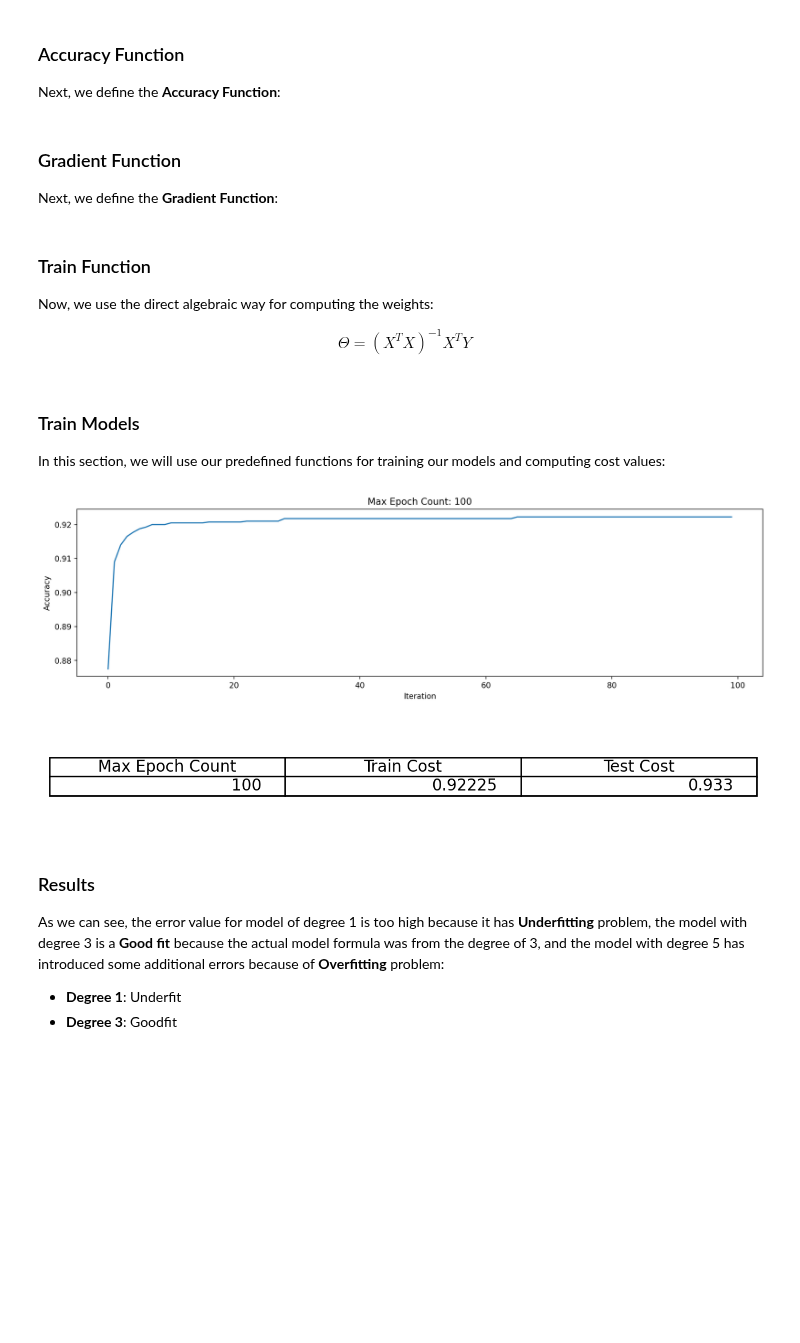
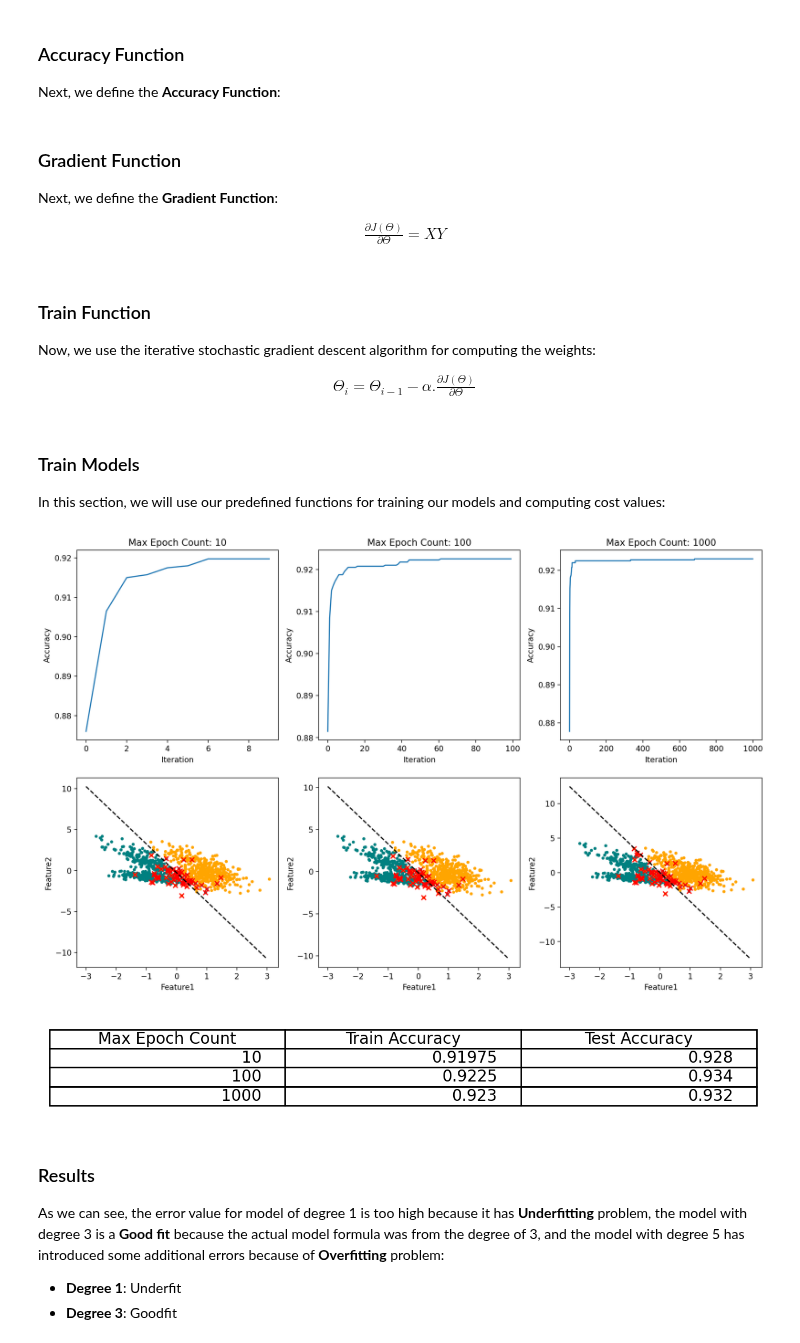
Before and after one commit to ckoliber/mlexercises, a Jupyter notebook: src/exercise2.ipynb, the cells around one changed output. Drawn from its saved outputs; the diff is of its cells as text; code cells hidden in the pictures; blank space fills up the shorter version.

Commit message:
feat: finish training ex2

```diff
--- a/src/exercise2.ipynb
+++ b/src/exercise2.ipynb
@@ -28,36 +28,36 @@ test_set = np.loadtxt("../lib/test.csv", delimiter=',', skiprows=1)
 train_features = train_set[:, :-1]
 train_labels = train_set[:, -1]
 train_labels[train_labels == 0] = -1
-train_class0 = np.array([
+train_class_0 = np.array([
     train_features[i] for i in range(len(train_labels)) if train_labels[i] == -1
 ]).T
-train_class1 = np.array([
+train_class_1 = np.array([
     train_features[i] for i in range(len(train_labels)) if train_labels[i] == 1
 ]).T
 
 test_features = test_set[:, :-1]
 test_labels = test_set[:, -1]
 test_labels[test_labels == 0] = -1
-test_class0 = np.array([
+test_class_0 = np.array([
     test_features[i] for i in range(len(test_labels)) if test_labels[i] == -1
 ]).T
-test_class1 = np.array([
+test_class_1 = np.array([
     test_features[i] for i in range(len(test_labels)) if test_labels[i] == 1
 ]).T
 
 fig = plt.figure(figsize=(8, 4), dpi=200)
 
 ax1 = fig.add_subplot(1, 2, 1)
-ax1.scatter(train_class0[0], train_class0[1], label="Class 0", marker=".", c="teal")
-ax1.scatter(train_class1[0], train_class1[1], label="Class 1", marker=".", c="orange")
+ax1.scatter(train_class_0[0], train_class_0[1], label="Class 0", marker=".", c="teal")
+ax1.scatter(train_class_1[0], train_class_1[1], label="Class 1", marker=".", c="orange")
 ax1.set_title("Train Set")
 ax1.set_xlabel("Feature1")
 ax1.set_ylabel("Feature2")
 ax1.legend()
 
 ax2 = fig.add_subplot(1, 2, 2)
-ax2.scatter(test_class0[0], test_class0[1], label="Class 0", marker=".", c="teal")
-ax2.scatter(test_class1[0], test_class1[1], label="Class 1", marker=".", c="orange")
+ax2.scatter(test_class_0[0], test_class_0[1], label="Class 0", marker=".", c="teal")
+ax2.scatter(test_class_1[0], test_class_1[1], label="Class 1", marker=".", c="orange")
 ax2.set_title("Test Set")
 ax2.set_xlabel("Feature1")
 ax2.set_ylabel("Feature2")
@@ -120,6 +120,12 @@ def accuracy_function(weights, features, labels):
 ### Gradient Function
 
 Next, we define the **Gradient Function**:
+
+$$
+\begin{aligned}
+    & \frac{\partial J(\Theta)}{\partial \Theta} = X Y
+\end{aligned}
+$$
 # %%
 def gradient_function(weights, features, labels):
     predicts = predict_function(weights, features)
@@ -132,11 +138,11 @@ def gradient_function(weights, features, labels):
 # %% [markdown]
 ### Train Function
 
-Now, we use the direct algebraic way for computing the weights:
+Now, we use the iterative stochastic gradient descent algorithm for computing the weights:
 
 $$
 \begin{aligned}
-    & \Theta = (X^T X)^{-1} X^T Y
+    & \Theta_{i} = \Theta_{i-1} - \alpha.\frac{\partial J(\Theta)}{\partial \Theta}
 \end{aligned}
 $$
 # %%
@@ -171,48 +177,65 @@ def train_model(features, labels, learning_rate=0.001, epoch_count=1000, batch_s
 
 In this section, we will use our predefined functions for training our models and computing cost values:
 # %%
-epoch_counts = [100]
-costs = []
+epoch_counts = [10, 100, 1000]
+histories = []
 
-fig = plt.figure(figsize=(16, 4), dpi=200)
+fig = plt.figure(figsize=(16, 10), dpi=200)
 
 index = 0
 for epoch_count in epoch_counts:
     index += 1
     (weights, history) = train_model(
         features_matrix(train_features, 1),
         train_labels,
         epoch_count=epoch_count
     )
 
-    axis = fig.add_subplot(1, len(epoch_counts), index)
+    # Plot accuracy history
+    axis = fig.add_subplot(2, len(epoch_counts), index)
     axis.plot(range(0, len(history)), history)
     axis.set_title(f"Max Epoch Count: {epoch_count}")
     axis.set_xlabel("Iteration")
     axis.set_ylabel("Accuracy")
 
-    costs.append([
+    # Plot test set and trained line
+    test_predicts = predict_function(weights, features_matrix(test_features, 1))
+    test_class_incorrect = np.array([
+        test_features[i] for i in range(len(test_features)) if test_predicts[i] != test_labels[i]
+    ]).T
+
+    axis = fig.add_subplot(2, len(epoch_counts), len(epoch_counts) + index)
+    axis.scatter(test_class_0[0], test_class_0[1], label="Class 0", marker=".", c="teal")
+    axis.scatter(test_class_1[0], test_class_1[1], label="Class 1", marker=".", c="orange")
+    axis.scatter(test_class_incorrect[0], test_class_incorrect[1], label="Class Incorrect", marker="x", c="red")
+    x = np.linspace(-3, 3, 1000)
+    f = lambda x: (-weights[1] * x - weights[0]) / weights[2]
+    axis.plot(x, f(x), color='black', ls='--')
+    axis.set_xlabel("Feature1")
+    axis.set_ylabel("Feature2")
+
+    histories.append([
         epoch_count,
         accuracy_function(
             weights,
             features_matrix(train_features, 1),
             train_labels
         ),
         accuracy_function(
             weights,
             features_matrix(test_features, 1),
             test_labels
         )
     ])
 plt.show()
 
 plt.figure(figsize=(8, 1), dpi=200)
-plt.table(cellText=costs, colLabels=["Max Epoch Count", "Train Cost", "Test Cost"], loc='center')
+plt.table(cellText=histories, colLabels=["Max Epoch Count", "Train Accuracy", "Test Accuracy"], loc='center')
 plt.axis("off")
 plt.show()
 # %% [output]
-[figure, old version]
+[figure, new version]
-[figure, old version]
+[figure, new version]
 # %% [markdown]
 ### Results
 
```
